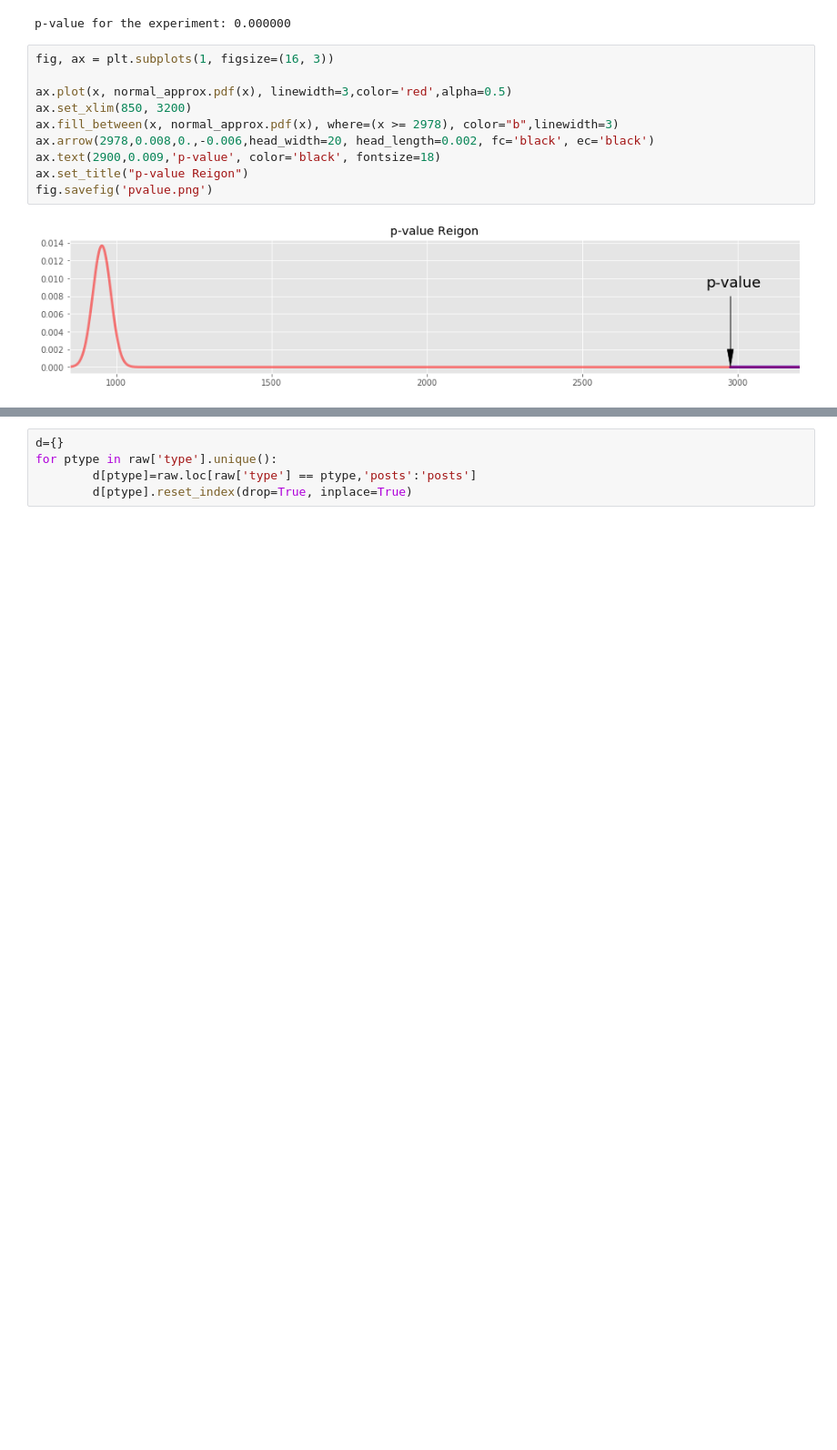
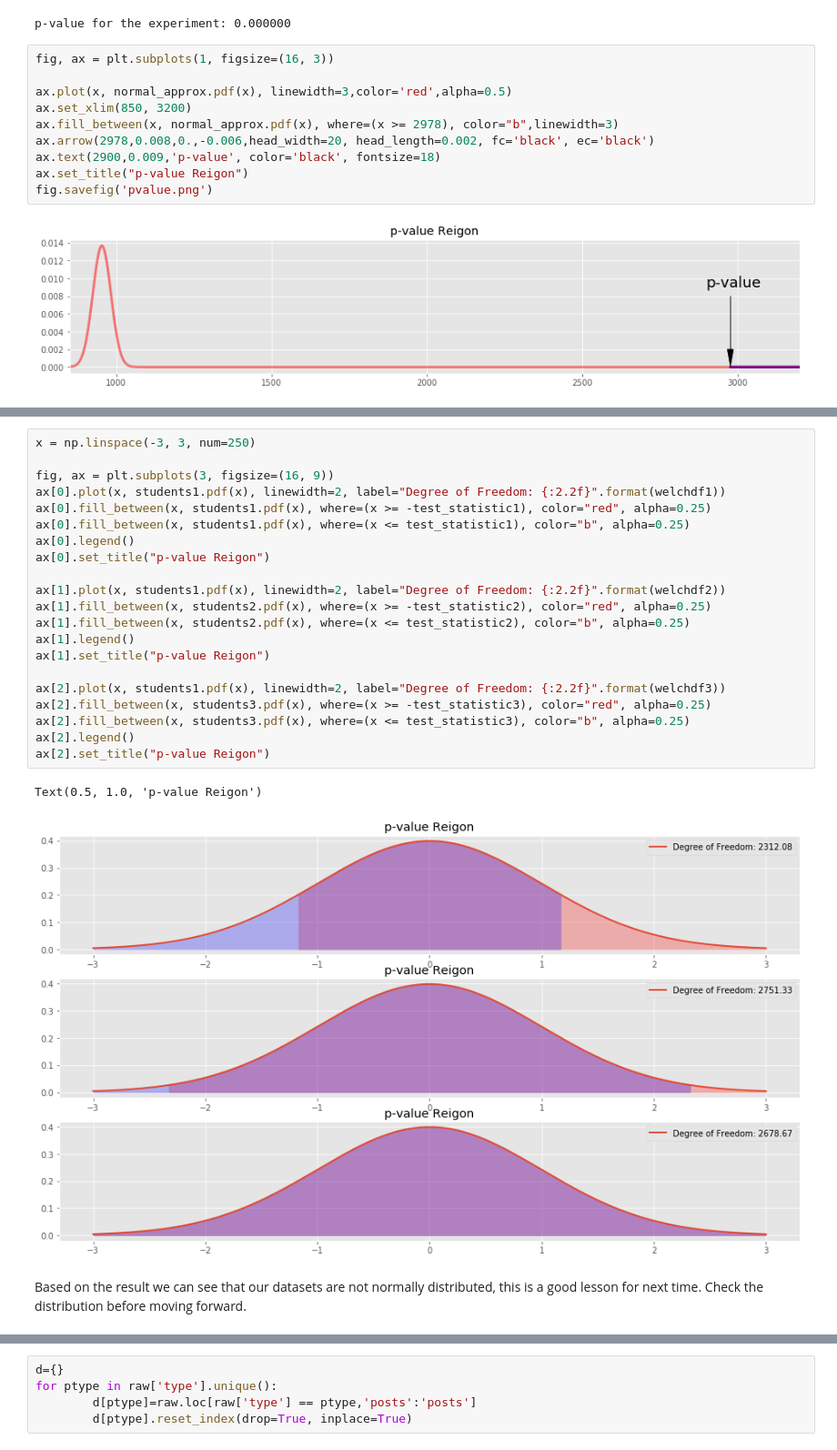
Before and after one commit to Vega-daniel/Predicting_personality, a Jupyter notebook: Personality_Predictor.ipynb, the cells around one changed output, grey strips where cells are left out. Shown at 91% size. Cells and saved outputs as stored; diff of their text form; blank space fills up the shorter version.

```diff
--- a/Personality_Predictor.ipynb
+++ b/Personality_Predictor.ipynb
@@ -260,0 +403,26 @@ fig.savefig('pvalue.png')
+# %%
+x = np.linspace(-3, 3, num=250)
+
+fig, ax = plt.subplots(3, figsize=(16, 9))
+ax[0].plot(x, students1.pdf(x), linewidth=2, label="Degree of Freedom: {:2.2f}".format(welchdf1))
+ax[0].fill_between(x, students1.pdf(x), where=(x >= -test_statistic1), color="red", alpha=0.25)
+ax[0].fill_between(x, students1.pdf(x), where=(x <= test_statistic1), color="b", alpha=0.25)
+ax[0].legend()
+ax[0].set_title("p-value Reigon")
+
+ax[1].plot(x, students1.pdf(x), linewidth=2, label="Degree of Freedom: {:2.2f}".format(welchdf2))
+ax[1].fill_between(x, students2.pdf(x), where=(x >= -test_statistic2), color="red", alpha=0.25)
+ax[1].fill_between(x, students2.pdf(x), where=(x <= test_statistic2), color="b", alpha=0.25)
+ax[1].legend()
+ax[1].set_title("p-value Reigon")
+
+ax[2].plot(x, students1.pdf(x), linewidth=2, label="Degree of Freedom: {:2.2f}".format(welchdf3))
+ax[2].fill_between(x, students3.pdf(x), where=(x >= -test_statistic3), color="red", alpha=0.25)
+ax[2].fill_between(x, students3.pdf(x), where=(x <= test_statistic3), color="b", alpha=0.25)
+ax[2].legend()
+ax[2].set_title("p-value Reigon")
+# %% [output]
+Text(0.5, 1.0, 'p-value Reigon')
+[figure, added]
+# %% [markdown]
+Based on the result we can see that our datasets are not normally distributed, this is a good lesson for next time. Check the distribution before moving forward.
```
Also changed, not shown: parts of 37 cells of this notebook, 2 other files.
